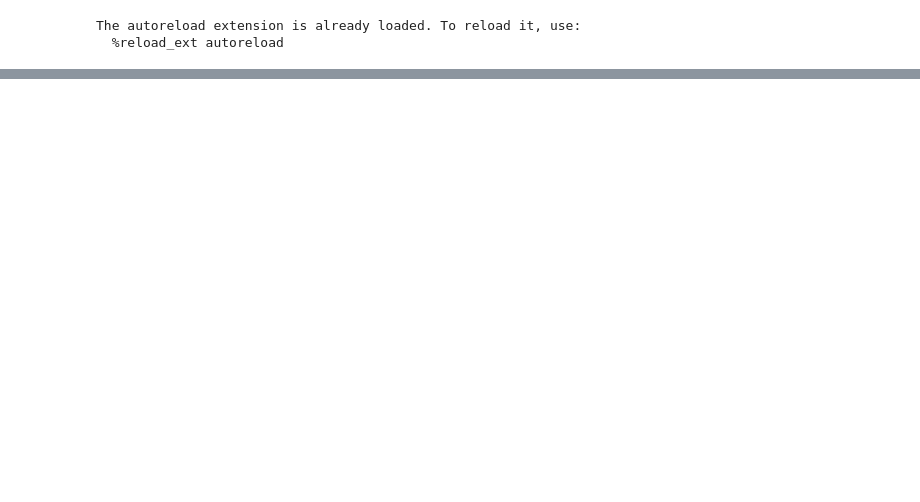
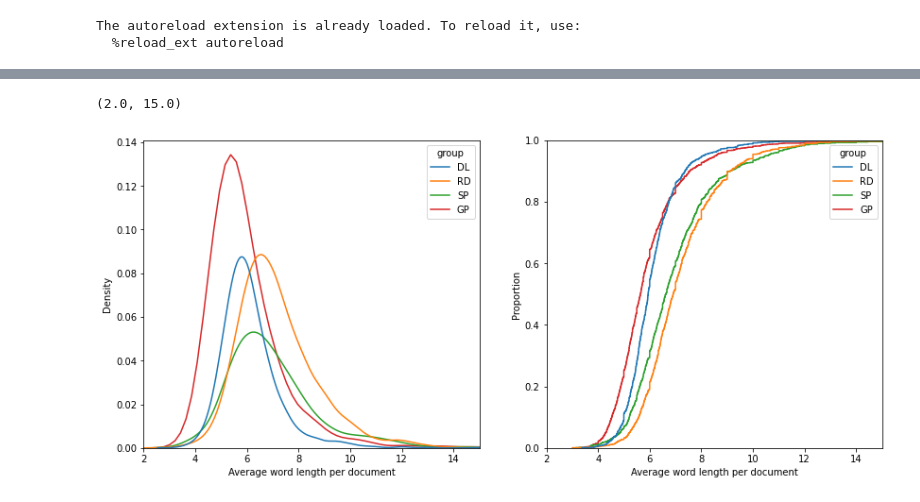
Before and after one commit to umcu/negation-detection, a Jupyter notebook: sandbox/data_stats.ipynb, the cells around one changed output, grey strips where cells are left out. Cells and saved outputs as stored; diff of their text form; code cells hidden in the pictures; blank space fills up the shorter version.

```diff
--- a/sandbox/data_stats.ipynb
+++ b/sandbox/data_stats.ipynb
@@ -78,0 +109,12 @@ Text(0.5, 0, 'Number of words per sentence')
+# %%
+fig, ax = plt.subplots(ncols=2, figsize=(14, 6))
+sns.kdeplot(data=DCC, x='avg_word_length', hue='group', ax=ax[0])
+ax[0].set_xlabel('Average word length per document')
+ax[0].set_xlim(2, 15)
+
+sns.ecdfplot(DCC, x='avg_word_length', hue='group', ax = ax[1])
+ax[1].set_xlabel('Average word length per document')
+ax[1].set_xlim(2, 15)
+# %% [output]
+(2.0, 15.0)
+[figure, added]
```
Also changed, not shown: parts of 11 cells of this notebook.
